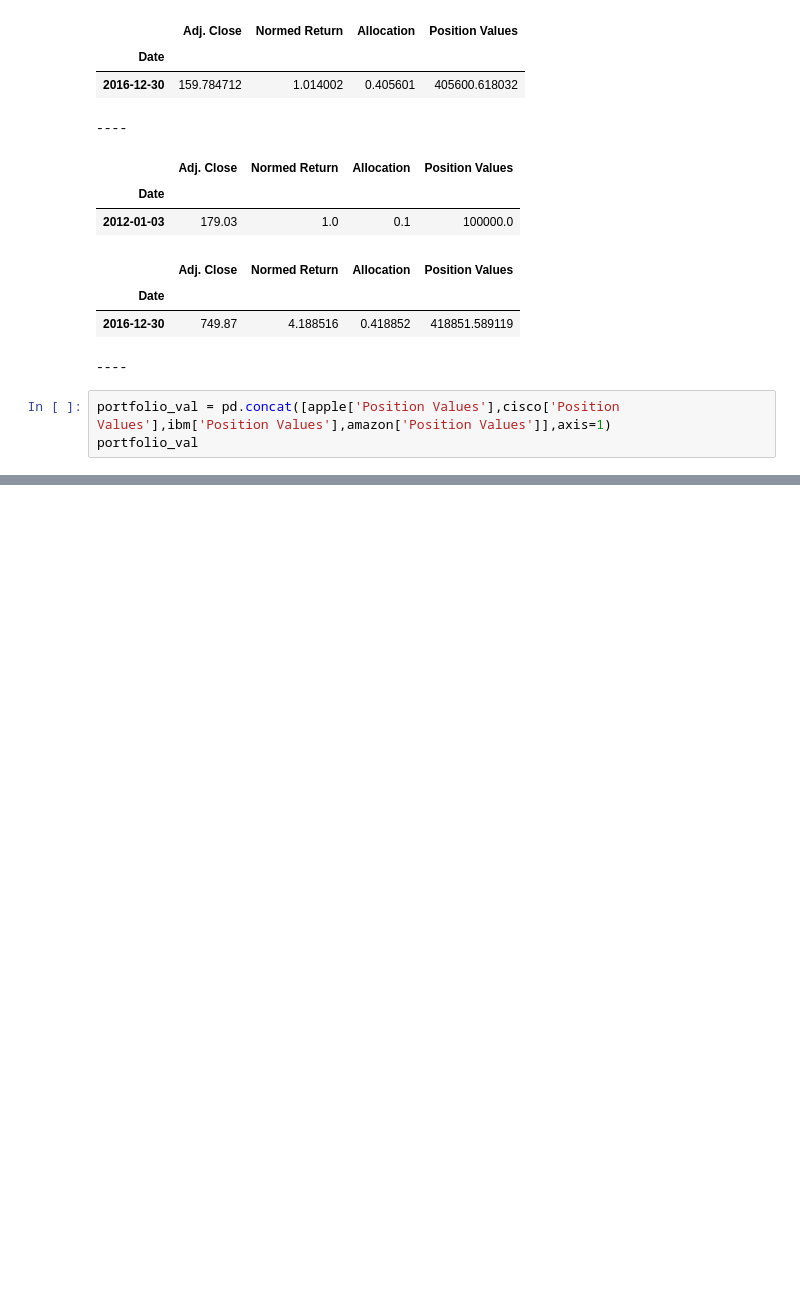
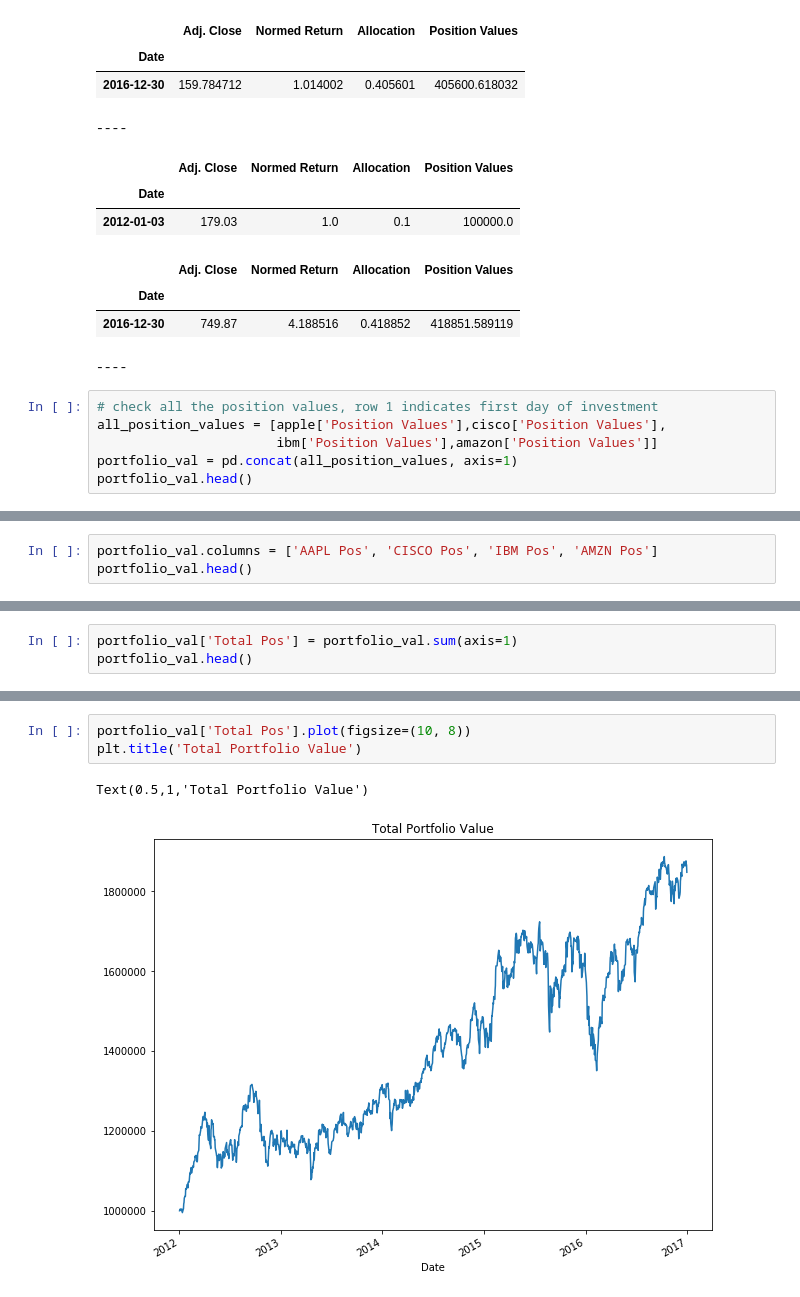
Before and after one commit to rzskhr/Financial-Analysis-and-Algorithmic-Trading, a Jupyter notebook: Python-for-Financial-Analysis-and-Algorithmic-Trading/_/09-Python-Finance-Fundamentals/Scratch.ipynb, the cells around one changed output, grey strips where cells are left out. Cells and saved outputs as stored; diff of their text form; blank space fills up the shorter version.

```diff
--- a/Python-for-Financial-Analysis-and-Algorithmic-Trading/_/09-Python-Finance-Fundamentals/Scratch.ipynb
+++ b/Python-for-Financial-Analysis-and-Algorithmic-Trading/_/09-Python-Finance-Fundamentals/Scratch.ipynb
@@ -186,5 +188,8 @@ for df in [apple, cisco, ibm, amazon]:
 | 2016-12-30 | 749.87 | 4.188516 | 0.418852 | 418851.589119 |
 ----
 # %%
-portfolio_val = pd.concat([apple['Position Values'],cisco['Position Values'],ibm['Position Values'],amazon['Position Values']],axis=1)
-portfolio_val
+# check all the position values, row 1 indicates first day of investment
+all_position_values = [apple['Position Values'],cisco['Position Values'],
+                       ibm['Position Values'],amazon['Position Values']]
+portfolio_val = pd.concat(all_position_values, axis=1)
+portfolio_val.head()
@@ -190,0 +204,3 @@ portfolio_val
+# %%
+portfolio_val.columns = ['AAPL Pos', 'CISCO Pos', 'IBM Pos', 'AMZN Pos']
+portfolio_val.head()
@@ -190,0 +217,3 @@ portfolio_val
+# %%
+portfolio_val['Total Pos'] = portfolio_val.sum(axis=1)
+portfolio_val.head()
@@ -190,0 +228,6 @@ portfolio_val
+# %%
+portfolio_val['Total Pos'].plot(figsize=(10, 8))
+plt.title('Total Portfolio Value')
+# %% [output]
+Text(0.5,1,'Total Portfolio Value')
+[figure, added]
```
Also changed, not shown: parts of 24 cells of this notebook.
